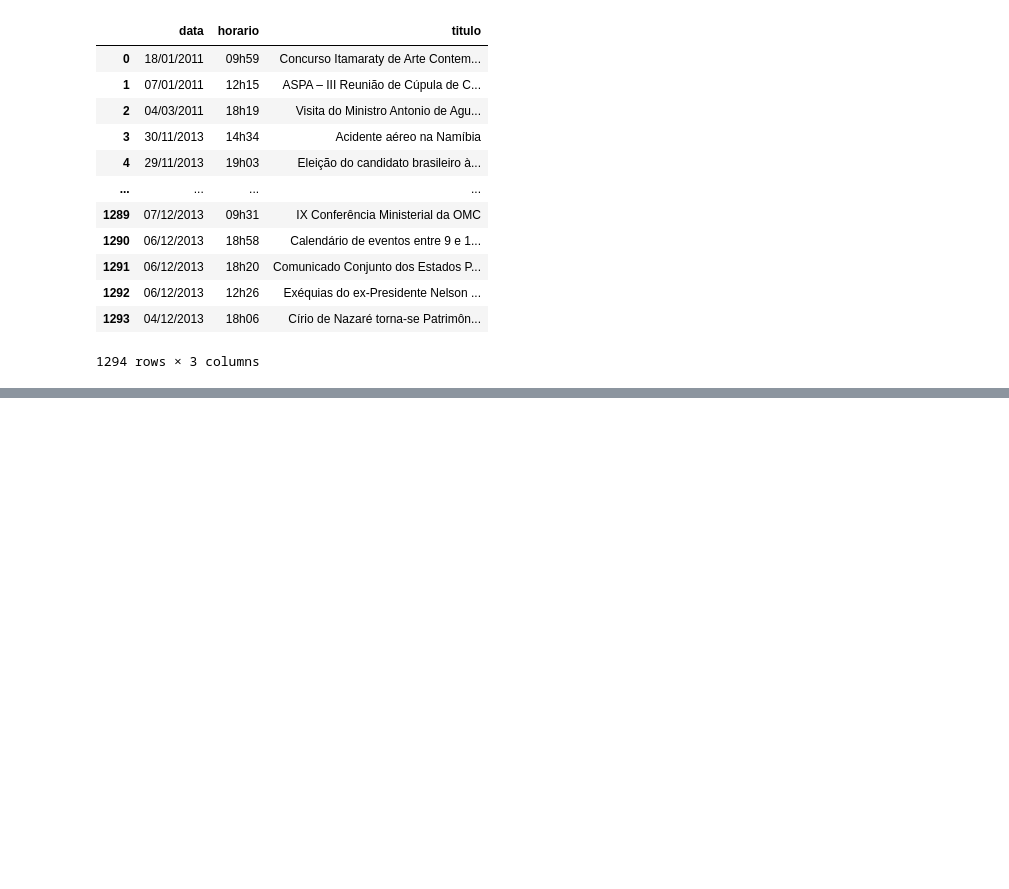
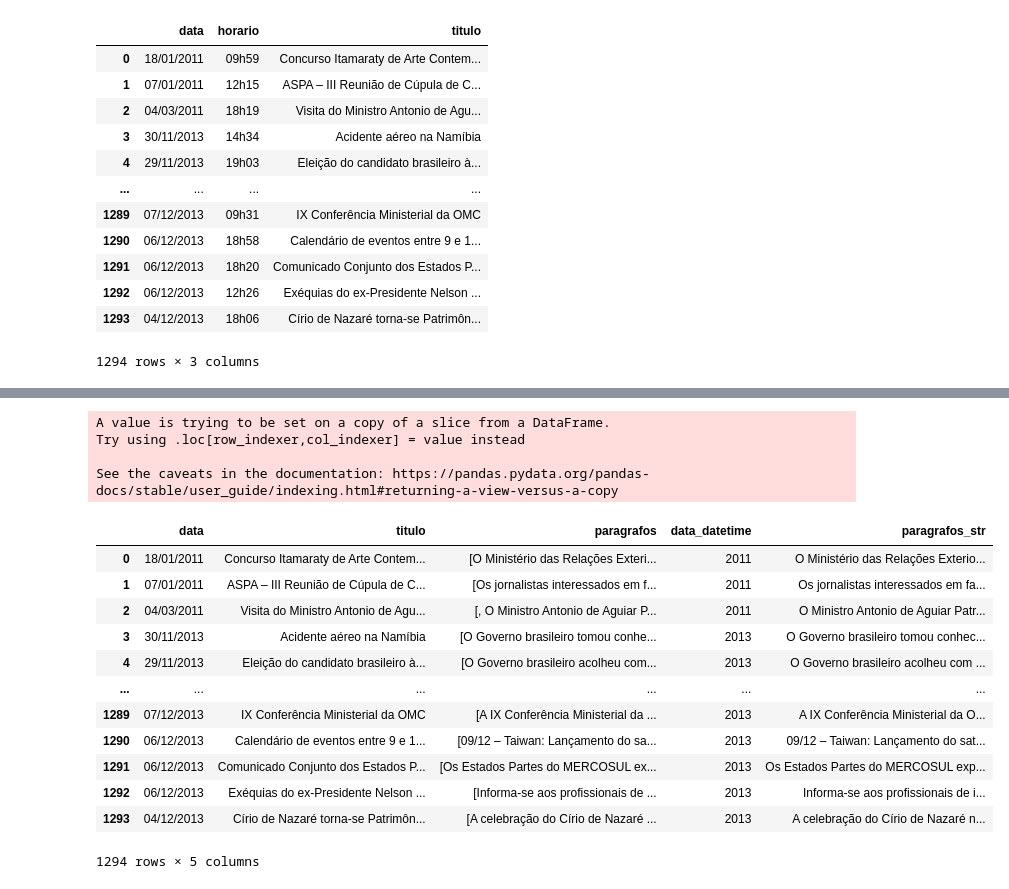
Before and after one commit to rafaelrdealmeida/fudamentos01, a Jupyter notebook: fundamentos01_terca.ipynb, the cells around one changed output, grey strips where cells are left out. Cells and saved outputs as stored; diff of their text form; code cells hidden in the pictures; blank space fills up the shorter version.

```diff
--- a/fundamentos01_terca.ipynb
+++ b/fundamentos01_terca.ipynb
@@ -125,0 +174,4 @@ grafico_notas_por_ano
+# %%
+df_texto = df[["data", "titulo", "paragrafos"]]
+df_texto["data_datetime"] = pd.to_datetime(df_texto["data"]).dt.year
+df_texto
@@ -125,0 +220,25 @@ grafico_notas_por_ano
+# %%
+# Busca em paragrafos
+# apply(); .join
+df_texto
+df_texto["paragrafos_str"] = df_texto["paragrafos"].apply(" ".join)
+
+df_texto
+# %% [output]
+A value is trying to be set on a copy of a slice from a DataFrame.
+Try using .loc[row_indexer,col_indexer] = value instead
+
+See the caveats in the documentation: https://pandas.pydata.org/pandas-docs/stable/user_guide/indexing.html#returning-a-view-versus-a-copy
+|  | data | titulo | paragrafos | data_datetime | paragrafos_str |
+| 0 | 18/01/2011 | Concurso Itamaraty de Arte Contem... | [O Ministério das Relações Exteri... | 2011 | O Ministério das Relações Exterio... |
+| 1 | 07/01/2011 | ASPA – III Reunião de Cúpula de C... | [Os jornalistas interessados em f... | 2011 | Os jornalistas interessados em fa... |
+| 2 | 04/03/2011 | Visita do Ministro Antonio de Agu... | [, O Ministro Antonio de Aguiar P... | 2011 | O Ministro Antonio de Aguiar Patr... |
+| 3 | 30/11/2013 | Acidente aéreo na Namíbia | [O Governo brasileiro tomou conhe... | 2013 | O Governo brasileiro tomou conhec... |
+| 4 | 29/11/2013 | Eleição do candidato brasileiro à... | [O Governo brasileiro acolheu com... | 2013 | O Governo brasileiro acolheu com ... |
+| ... | ... | ... | ... | ... | ... |
+| 1289 | 07/12/2013 | IX Conferência Ministerial da OMC | [A IX Conferência Ministerial da ... | 2013 | A IX Conferência Ministerial da O... |
+| 1290 | 06/12/2013 | Calendário de eventos entre 9 e 1... | [09/12 – Taiwan: Lançamento do sa... | 2013 | 09/12 – Taiwan: Lançamento do sat... |
+| 1291 | 06/12/2013 | Comunicado Conjunto dos Estados P... | [Os Estados Partes do MERCOSUL ex... | 2013 | Os Estados Partes do MERCOSUL exp... |
+| 1292 | 06/12/2013 | Exéquias do ex-Presidente Nelson ... | [Informa-se aos profissionais de ... | 2013 | Informa-se aos profissionais de i... |
+| 1293 | 04/12/2013 | Círio de Nazaré torna-se Patrimôn... | [A celebração do Círio de Nazaré ... | 2013 | A celebração do Círio de Nazaré n... |
+1294 rows × 5 columns
```
Also changed, not shown: parts of 16 cells of this notebook.
